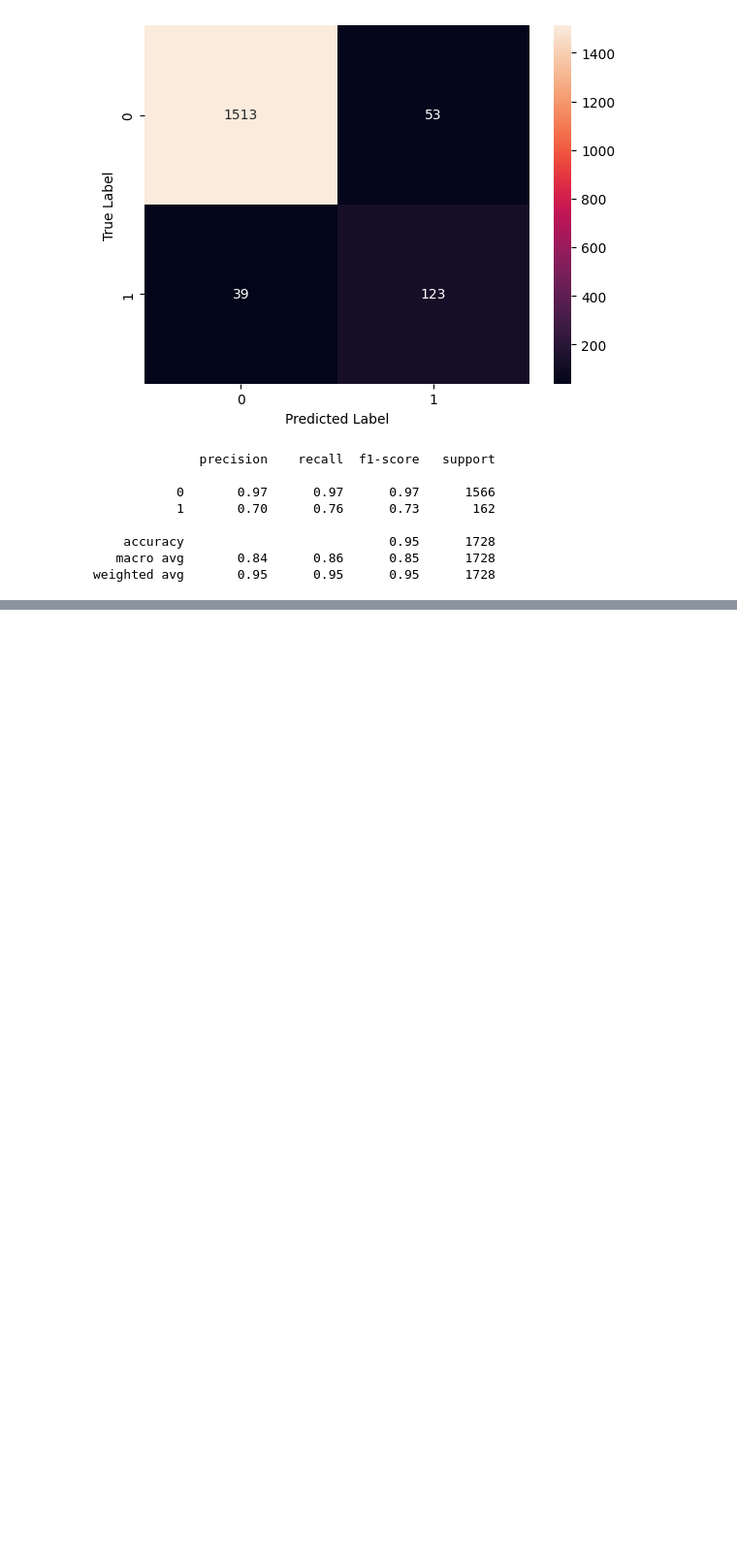
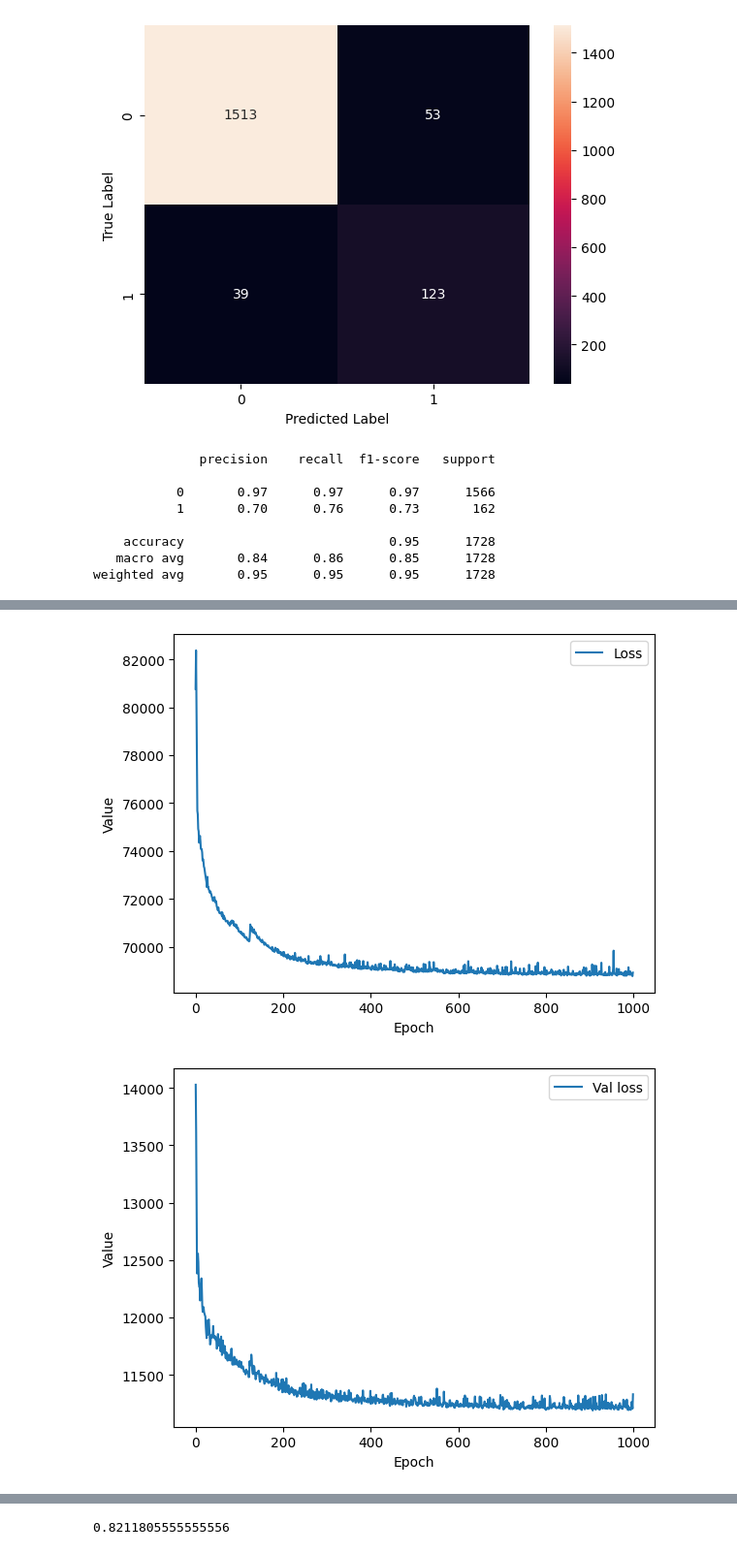
Before and after one commit to joanlafuente/SAE, a Jupyter notebook: Test_PyG.ipynb, the cells around one changed output, grey strips where cells are left out. Shown at 97% size. Cells and saved outputs as stored; diff of their text form; code cells hidden in the pictures; blank space fills up the shorter version.

```diff
--- a/Test_PyG.ipynb
+++ b/Test_PyG.ipynb
@@ -21,7 +21,7 @@ print('Device:', device)
 # %% [output]
 Device: cuda
 # %%
-def train_node_classifier(model, graph, optimizer, criterion, n_epochs=1000):
+def train_node_classifier(model, graph, optimizer, criterion, n_epochs=1000, name_model='best_model.pth'):
     loss_history = []
     f1_history = []
     best_val_f1 = float('-inf')
@@ -49,7 +49,7 @@ def train_node_classifier(model, graph, optimizer, criterion, n_epochs=1000):
 
         if f1 > best_val_f1:
             best_val_f1 = f1
-            torch.save(model.state_dict(), 'best_model.pth')
+            torch.save(model.state_dict(), name_model)
             counter = 0
 
         if epoch % 10 == 0:
@@ -58,7 +58,7 @@ def train_node_classifier(model, graph, optimizer, criterion, n_epochs=1000):
         if counter > 300:
             break
 
-    model.load_state_dict(torch.load('best_model.pth'))
+    model.load_state_dict(torch.load(name_model))
     return model, loss_history, f1_history
 
 
@@ -143,6 +87,7 @@ with open('./Data/amz_homo_adjlists.pickle', 'rb') as file:
 train_mask = torch.zeros(11944, dtype=torch.bool)
 val_mask = torch.zeros(11944, dtype=torch.bool)
 test_mask = torch.zeros(11944, dtype=torch.bool)
+train_mask_contrastive = torch.zeros(11944, dtype=torch.bool)
 
 nodes = list(range(3305, 11944))
 random.seed(0)
@@ -150,10 +95,12 @@ random.shuffle(nodes)
 train_nodes = nodes[:int(0.6*len(nodes))]
 val_nodes = nodes[int(0.6*len(nodes)):int(0.8*len(nodes))]
 test_nodes = nodes[int(0.8*len(nodes)):]
+train_nodes_contrastive = train_nodes + list(range(0, 3305))
 
 train_mask[train_nodes] = True
 val_mask[val_nodes] = True
 test_mask[test_nodes] = True
+train_mask_contrastive[train_nodes_contrastive] = True
 # %% [markdown]
 Data class atributes:
  - data.x: Node feature matrix with shape [num_nodes, num_node_features]
@@ -838,7 +873,8 @@ graph = Data(x=torch.tensor(feat_data).float(),
             y=torch.tensor(labels).type(torch.int64),
             train_mask=train_mask,
             val_mask=val_mask,
-            test_mask=test_mask)
+            test_mask=test_mask,
+            train_mask_contrastive=train_mask_contrastive)
 # %%
 graph
 # %% [output]
@@ -943,0 +1032,21 @@ graph = graph.to(device)
+# %%
+plt.plot(loss_hist, label='Loss')
+plt.xlabel('Epoch')
+plt.ylabel('Value')
+plt.legend()
+plt.show()
+
+plt.plot(metric_hist, label='Val loss')
+plt.xlabel('Epoch')
+plt.ylabel('Value')
+plt.legend()
+plt.show()
+
+plt.plot(precision_hist, label='Precision at 1')
+plt.xlabel('Epoch')
+plt.ylabel('Value')
+plt.legend()
+plt.show()
+# %% [output]
+[figure, added]
+[figure, added]
@@ -943,0 +1054,4 @@ graph = graph.to(device)
+# %%
+precision_at_k(model, graph, graph.test_mask, k=1)
+# %% [output]
+0.8211805555555556
```
Also changed, not shown: parts of 31 cells of this notebook, 3 other files.
